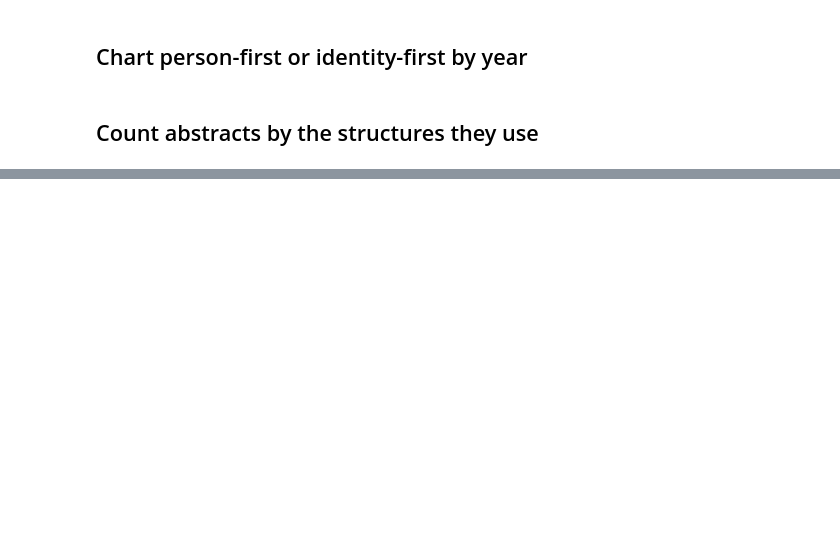
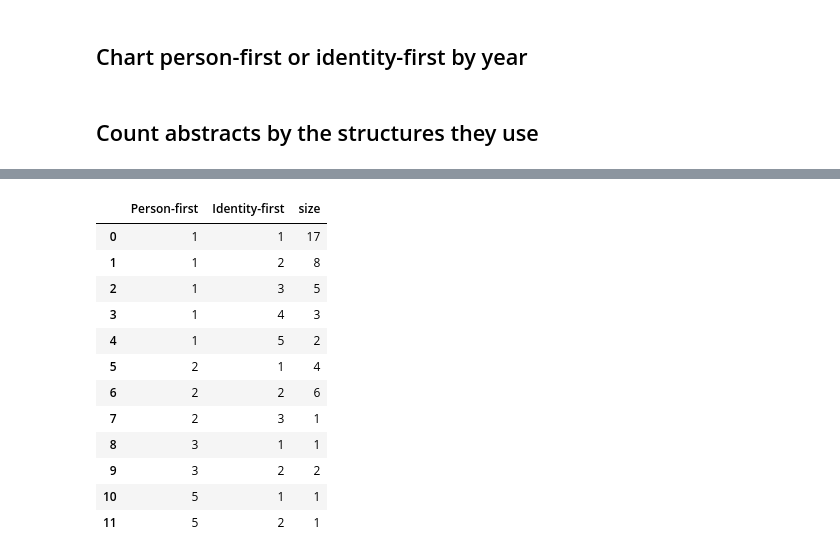
Before and after one commit to UKDataServiceOpen/Person_Identy_First_Language, a Jupyter notebook: 2023_Second_analysis/code/3_Pattern_matching.ipynb, the cells around one changed output, grey strips where cells are left out. Cells and saved outputs as stored; diff of their text form; code cells hidden in the pictures; blank space fills up the shorter version.

```diff
--- a/2023_Second_analysis/code/3_Pattern_matching.ipynb
+++ b/2023_Second_analysis/code/3_Pattern_matching.ipynb
@@ -416 +650,18 @@ title['Person-first']
+# %%
+co_occurence_counts = has_both.groupby(by=['Person-first', 'Identity-first']).size().to_frame('size').reset_index()
+co_occurence_counts
+# %% [output]
+|  | Person-first | Identity-first | size |
+| 0 | 1 | 1 | 17 |
+| 1 | 1 | 2 | 8 |
+| 2 | 1 | 3 | 5 |
+| 3 | 1 | 4 | 3 |
+| 4 | 1 | 5 | 2 |
+| 5 | 2 | 1 | 4 |
+| 6 | 2 | 2 | 6 |
+| 7 | 2 | 3 | 1 |
+| 8 | 3 | 1 | 1 |
+| 9 | 3 | 2 | 2 |
+| 10 | 5 | 1 | 1 |
+| 11 | 5 | 2 | 1 |
 # %%
```
Also changed, not shown: parts of 35 cells of this notebook, 4 other files.
